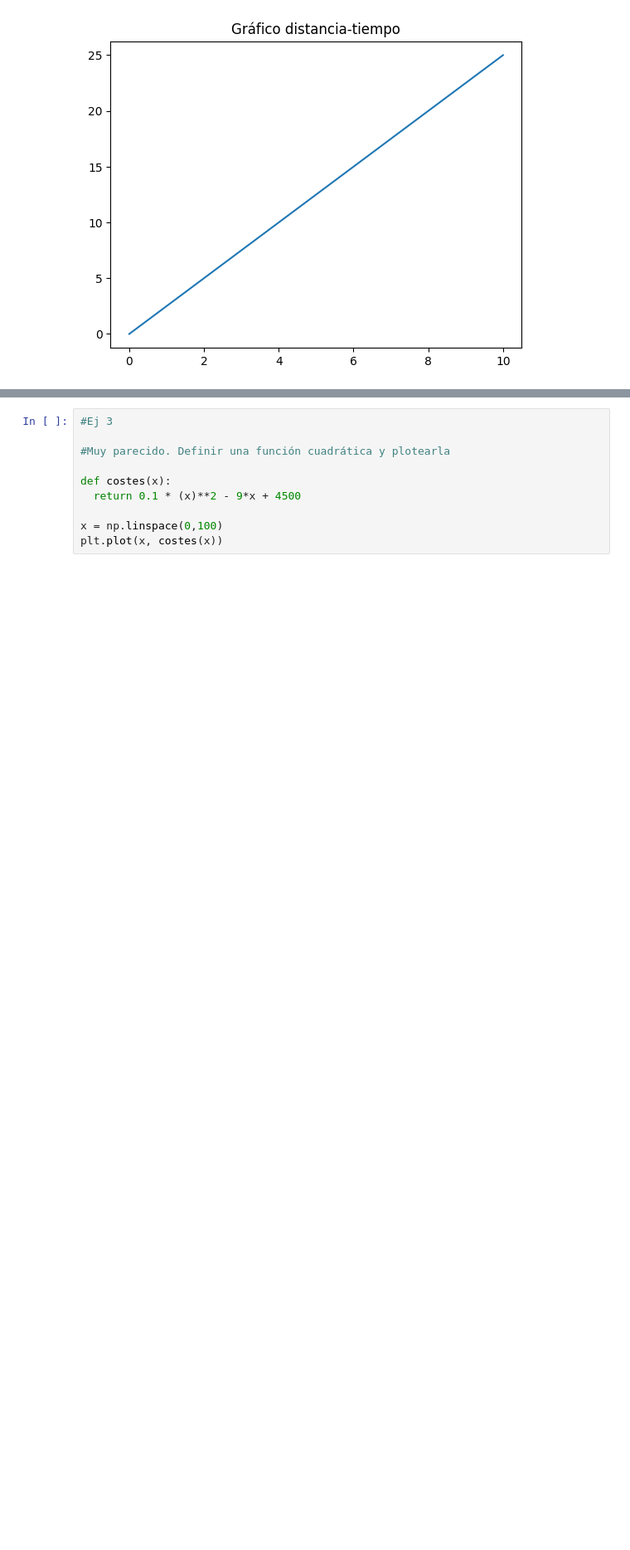
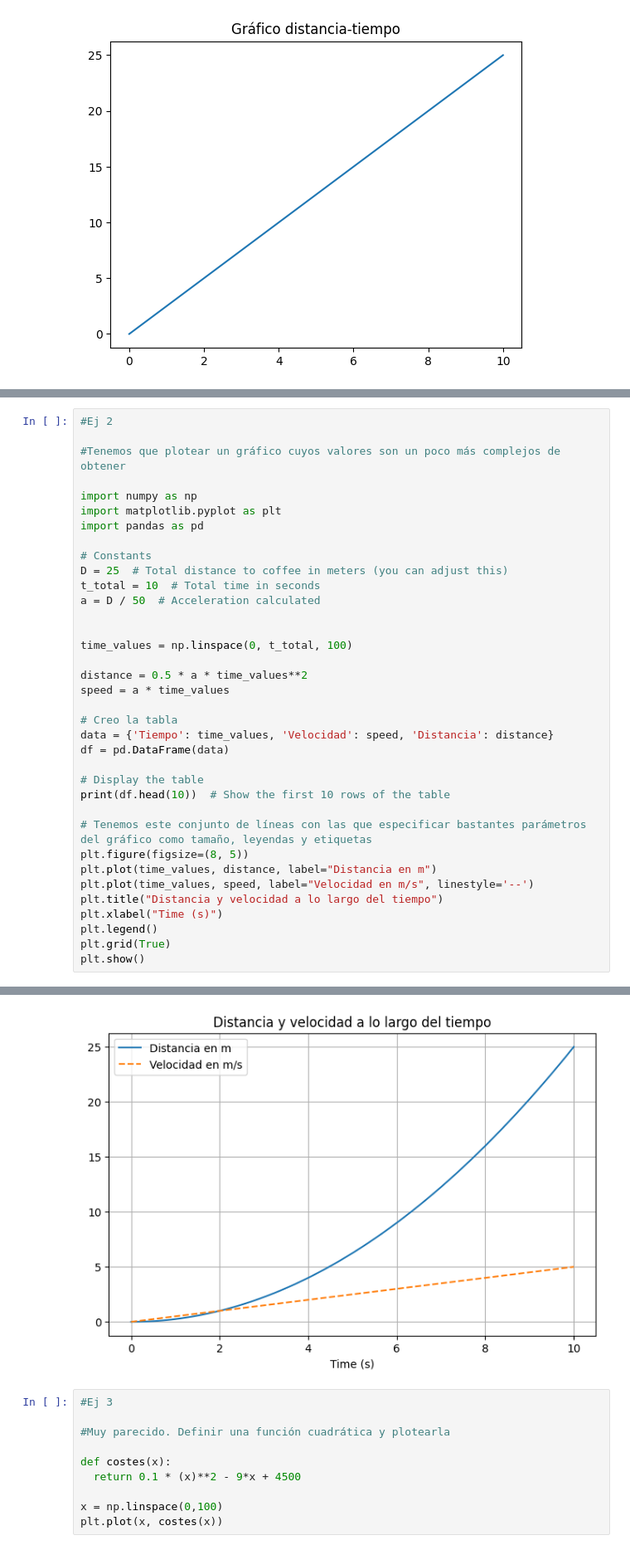
Before and after one commit to JPineiro13/calculus-and-algebra-problems-with-python, a Jupyter notebook: 4geeks_calculo_algebra.ipynb, the cells around one changed output, grey strips where cells are left out. Shown: that part at 83% size. Cells and saved outputs as stored; diff of their text form; blank space fills up the shorter version.

```diff
--- a/4geeks_calculo_algebra.ipynb
+++ b/4geeks_calculo_algebra.ipynb
@@ -77,0 +49,37 @@ print(df)
+# %%
+#Ej 2
+
+#Tenemos que plotear un gráfico cuyos valores son un poco más complejos de obtener
+
+import numpy as np
+import matplotlib.pyplot as plt
+import pandas as pd
+
+# Constants
+D = 25  # Total distance to coffee in meters (you can adjust this)
+t_total = 10  # Total time in seconds
+a = D / 50  # Acceleration calculated
+
+
+time_values = np.linspace(0, t_total, 100)
+
+distance = 0.5 * a * time_values**2
+speed = a * time_values
+
+# Creo la tabla
+data = {'Tiempo': time_values, 'Velocidad': speed, 'Distancia': distance}
+df = pd.DataFrame(data)
+
+# Display the table
+print(df.head(10))  # Show the first 10 rows of the table
+
+# Tenemos este conjunto de líneas con las que especificar bastantes parámetros del gráfico como tamaño, leyendas y etiquetas
+plt.figure(figsize=(8, 5))
+plt.plot(time_values, distance, label="Distancia en m")
+plt.plot(time_values, speed, label="Velocidad en m/s", linestyle='--')
+plt.title("Distancia y velocidad a lo largo del tiempo")
+plt.xlabel("Time (s)")
+plt.legend()
+plt.grid(True)
+plt.show()
+# %% [output]
@@ -78,3 +97,4 @@ print(df)
+[figure, added]
 # %%
 #Ej 3
 
```
Also changed, not shown: parts of 6 cells of this notebook.
